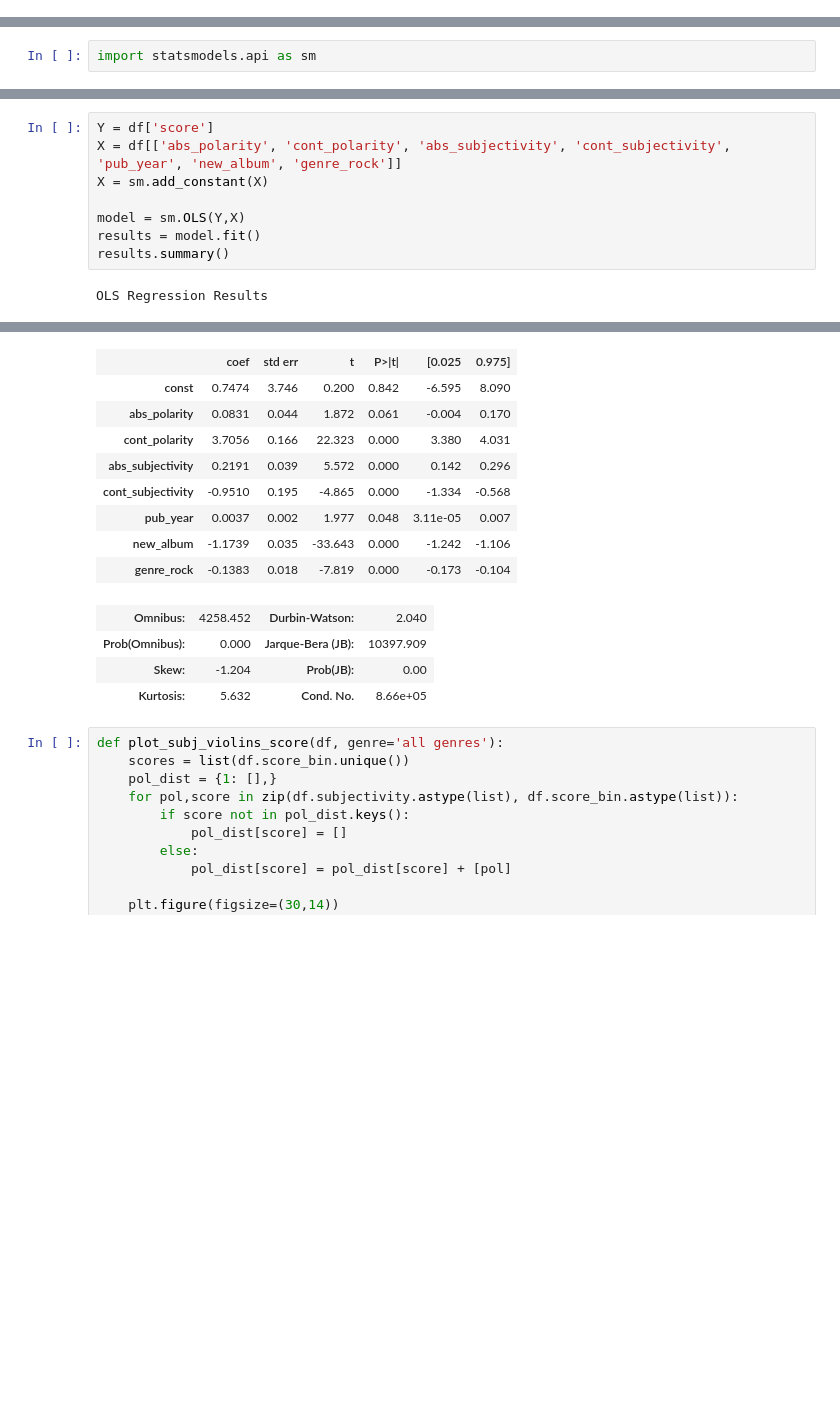
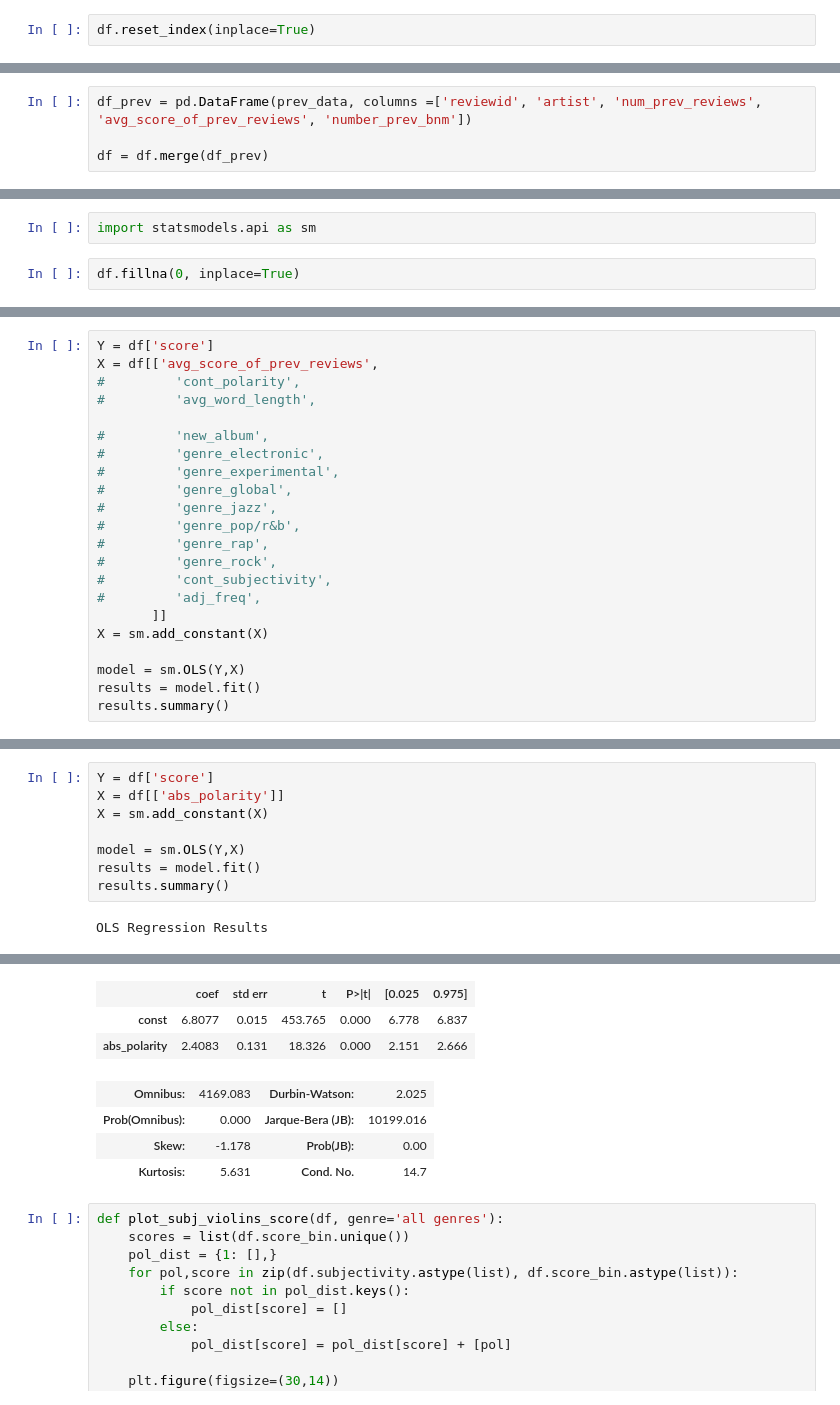
Before and after one commit to andrewjbashford/GalvanizeCapstone, a Jupyter notebook: EDA.ipynb, the cells around one changed output, grey strips where cells are left out. Drawn from its saved outputs; the diff is of its cells as text; blank space fills up the shorter version.

```diff
--- a/EDA.ipynb
+++ b/EDA.ipynb
@@ -31,0 +75,2 @@ df_reissue = df[df['new_album'] == 0]
+# %%
+df.reset_index(inplace=True)
@@ -31,0 +115,4 @@ df_reissue = df[df['new_album'] == 0]
+# %%
+df_prev = pd.DataFrame(prev_data, columns =['reviewid', 'artist', 'num_prev_reviews', 'avg_score_of_prev_reviews', 'number_prev_bnm'])
+
+df = df.merge(df_prev)
@@ -378,3 +595,5 @@ plt.show()
 [figure]
 # %%
 import statsmodels.api as sm
+# %%
+df.fillna(0, inplace=True)
@@ -380,0 +624,22 @@ import statsmodels.api as sm
+# %%
+Y = df['score']
+X = df[['avg_score_of_prev_reviews',
+#         'cont_polarity',
+#         'avg_word_length',
+
+#         'new_album',
+#         'genre_electronic',
+#         'genre_experimental',
+#         'genre_global',
+#         'genre_jazz',
+#         'genre_pop/r&b',
+#         'genre_rap',
+#         'genre_rock',
+#         'cont_subjectivity',
+#         'adj_freq',
+       ]]
+X = sm.add_constant(X)
+
+model = sm.OLS(Y,X)
+results = model.fit()
+results.summary()
@@ -381,6 +664,6 @@ import statsmodels.api as sm
 # %%
 Y = df['score']
-X = df[['abs_polarity', 'cont_polarity', 'abs_subjectivity', 'cont_subjectivity', 'pub_year', 'new_album', 'genre_rock']]
+X = df[['abs_polarity']]
 X = sm.add_constant(X)
 
 model = sm.OLS(Y,X)
@@ -399,17 +682,11 @@ OLS Regression Results
 | Covariance Type: | nonrobust |  |  |
 |  | coef | std err | t | P>|t| | [0.025 | 0.975] |
-| const | 0.7474 | 3.746 | 0.200 | 0.842 | -6.595 | 8.090 |
-| abs_polarity | 0.0831 | 0.044 | 1.872 | 0.061 | -0.004 | 0.170 |
-| cont_polarity | 3.7056 | 0.166 | 22.323 | 0.000 | 3.380 | 4.031 |
-| abs_subjectivity | 0.2191 | 0.039 | 5.572 | 0.000 | 0.142 | 0.296 |
-| cont_subjectivity | -0.9510 | 0.195 | -4.865 | 0.000 | -1.334 | -0.568 |
-| pub_year | 0.0037 | 0.002 | 1.977 | 0.048 | 3.11e-05 | 0.007 |
-| new_album | -1.1739 | 0.035 | -33.643 | 0.000 | -1.242 | -1.106 |
-| genre_rock | -0.1383 | 0.018 | -7.819 | 0.000 | -0.173 | -0.104 |
+| const | 6.8077 | 0.015 | 453.765 | 0.000 | 6.778 | 6.837 |
+| abs_polarity | 2.4083 | 0.131 | 18.326 | 0.000 | 2.151 | 2.666 |
-| Omnibus: | 4258.452 | Durbin-Watson: | 2.040 |
-| Prob(Omnibus): | 0.000 | Jarque-Bera (JB): | 10397.909 |
-| Skew: | -1.204 | Prob(JB): | 0.00 |
-| Kurtosis: | 5.632 | Cond. No. | 8.66e+05 |
+| Omnibus: | 4169.083 | Durbin-Watson: | 2.025 |
+| Prob(Omnibus): | 0.000 | Jarque-Bera (JB): | 10199.016 |
+| Skew: | -1.178 | Prob(JB): | 0.00 |
+| Kurtosis: | 5.631 | Cond. No. | 14.7 |
 # %%
 def plot_subj_violins_score(df, genre='all genres'):
     scores = list(df.score_bin.unique())
```
Also changed, not shown: parts of 33 cells of this notebook, 2 other files.
